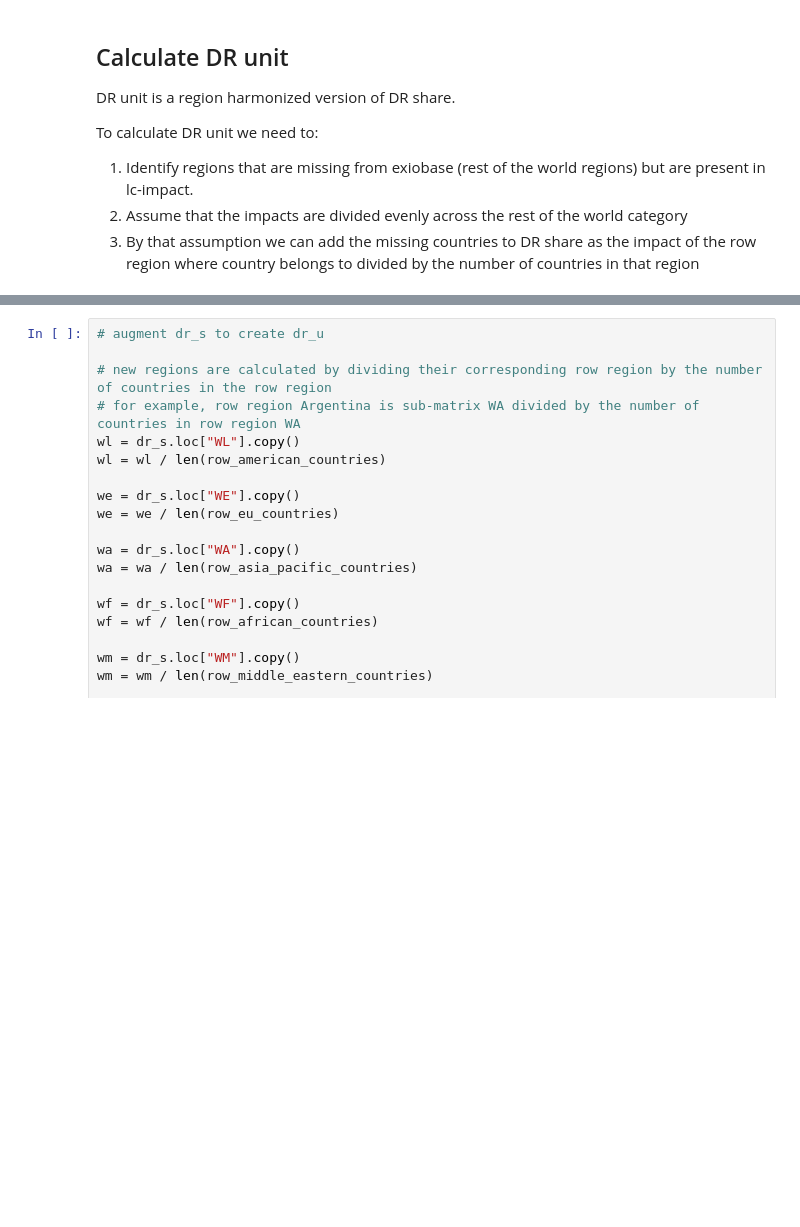
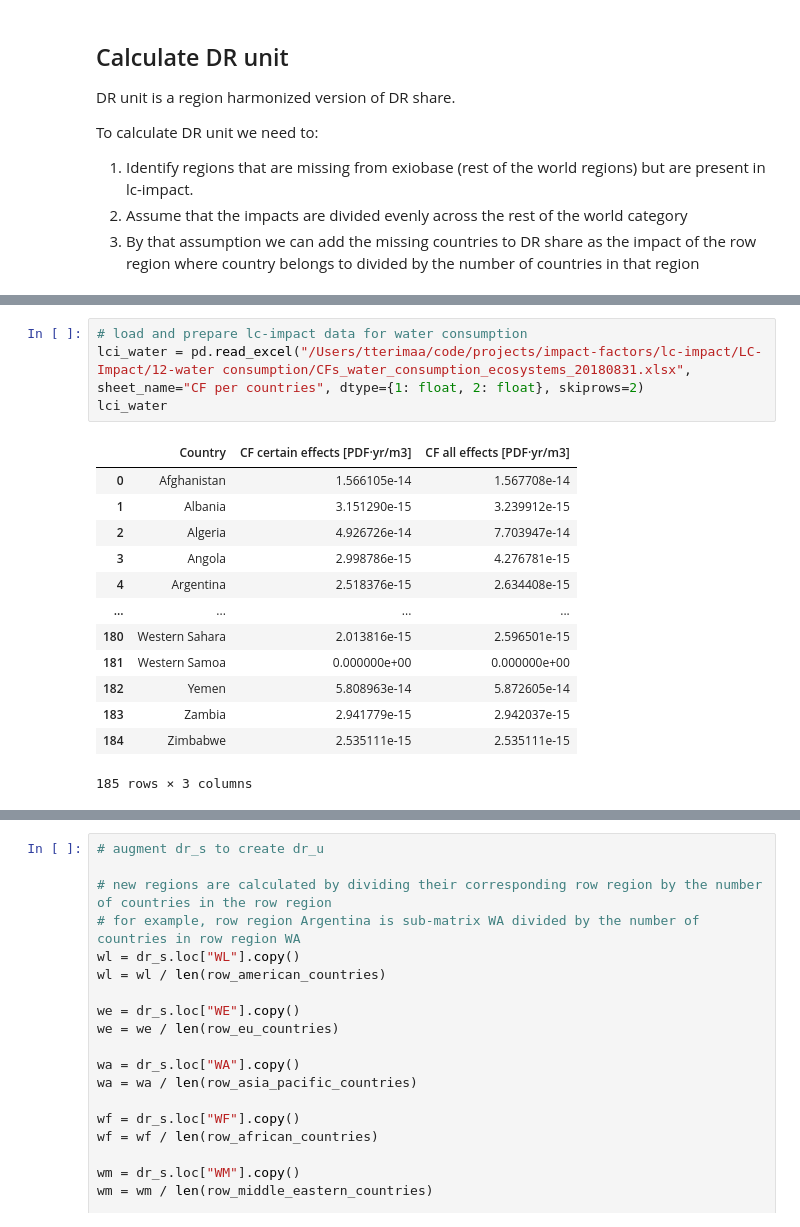
Before and after one commit to tterimaa/pdf-calculation, a Jupyter notebook: pdf-water.ipynb, the cells around one changed output, grey strips where cells are left out. Saved outputs shown, nothing was run; the diff lists cells and outputs as text; blank space fills up the shorter version.

```diff
--- a/pdf-water.ipynb
+++ b/pdf-water.ipynb
@@ -178 +225,19 @@ assert len(all_regions) == len(set(all_regions)), "There are duplicate regions i
+# %%
+# load and prepare lc-impact data for water consumption
+lci_water = pd.read_excel("/Users/tterimaa/code/projects/impact-factors/lc-impact/LC-Impact/12-water consumption/CFs_water_consumption_ecosystems_20180831.xlsx", sheet_name="CF per countries", dtype={1: float, 2: float}, skiprows=2)
+lci_water
+# %% [output]
+|  | Country | CF certain effects [PDF·yr/m3] | CF all effects [PDF·yr/m3] |
+| 0 | Afghanistan | 1.566105e-14 | 1.567708e-14 |
+| 1 | Albania | 3.151290e-15 | 3.239912e-15 |
+| 2 | Algeria | 4.926726e-14 | 7.703947e-14 |
+| 3 | Angola | 2.998786e-15 | 4.276781e-15 |
+| 4 | Argentina | 2.518376e-15 | 2.634408e-15 |
+| ... | ... | ... | ... |
+| 180 | Western Sahara | 2.013816e-15 | 2.596501e-15 |
+| 181 | Western Samoa | 0.000000e+00 | 0.000000e+00 |
+| 182 | Yemen | 5.808963e-14 | 5.872605e-14 |
+| 183 | Zambia | 2.941779e-15 | 2.942037e-15 |
+| 184 | Zimbabwe | 2.535111e-15 | 2.535111e-15 |
+185 rows × 3 columns
 # %%
```
Also changed, not shown: parts of 11 cells of this notebook, 2 other files.
